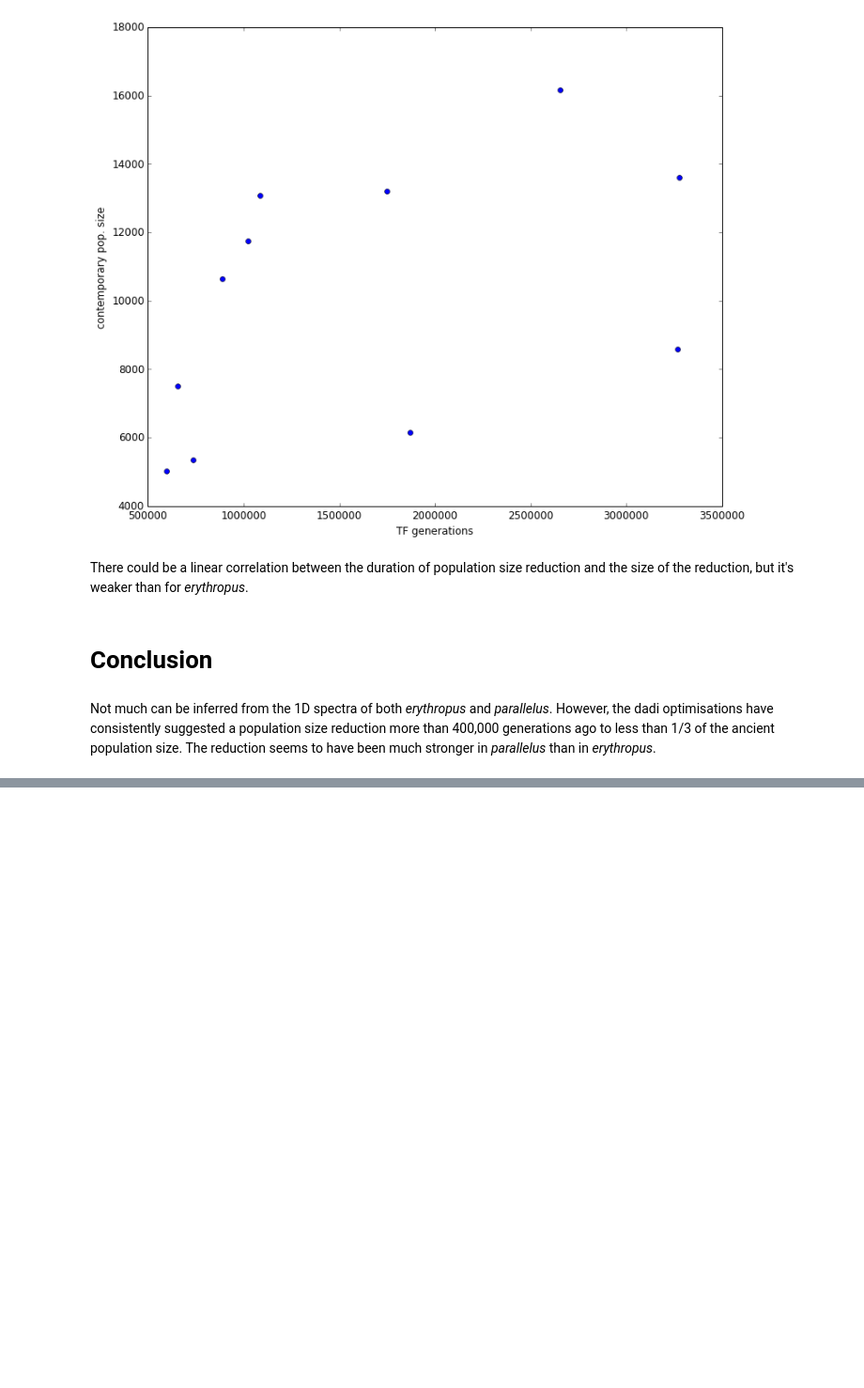
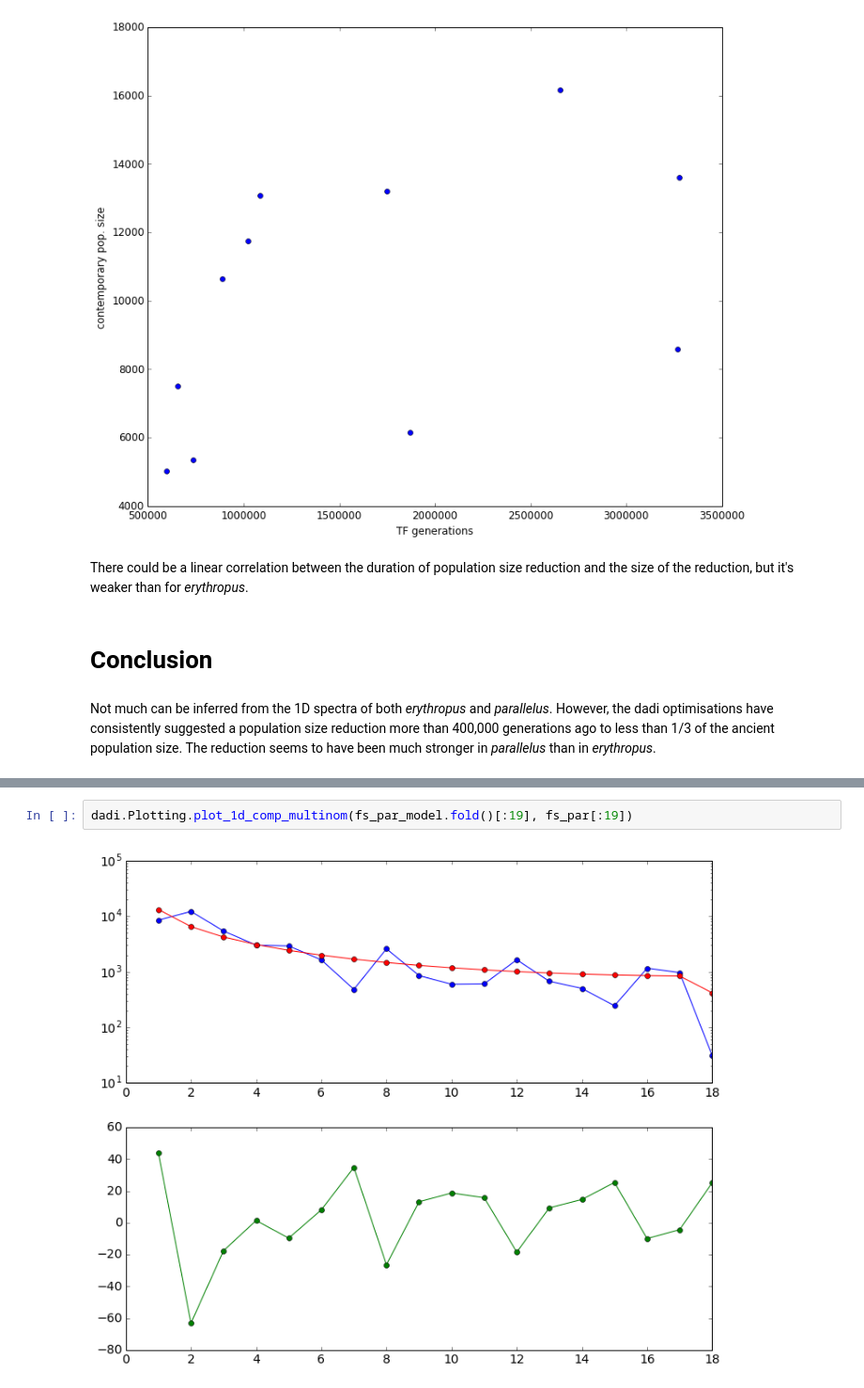
Before and after one commit to claudiuskerth/PhDthesis, a Jupyter notebook: Data_analysis/SNP-indel-calling/dadi/05_1D_model_synthesis.ipynb, the cells around one changed output, grey strips where cells are left out. Shown at 94% size. Saved outputs shown, nothing was run; the diff lists cells and outputs as text; blank space fills up the shorter version.

```diff
--- a/Data_analysis/SNP-indel-calling/dadi/05_1D_model_synthesis.ipynb
+++ b/Data_analysis/SNP-indel-calling/dadi/05_1D_model_synthesis.ipynb
@@ -681,0 +845,4 @@ Not much can be inferred from the 1D spectra of both _erythropus_ and _parallelu
+# %%
+dadi.Plotting.plot_1d_comp_multinom(fs_par_model.fold()[:19], fs_par[:19])
+# %% [output]
+[figure, added]
```
Also changed, not shown: parts of 35 cells of this notebook, 22 other files.
